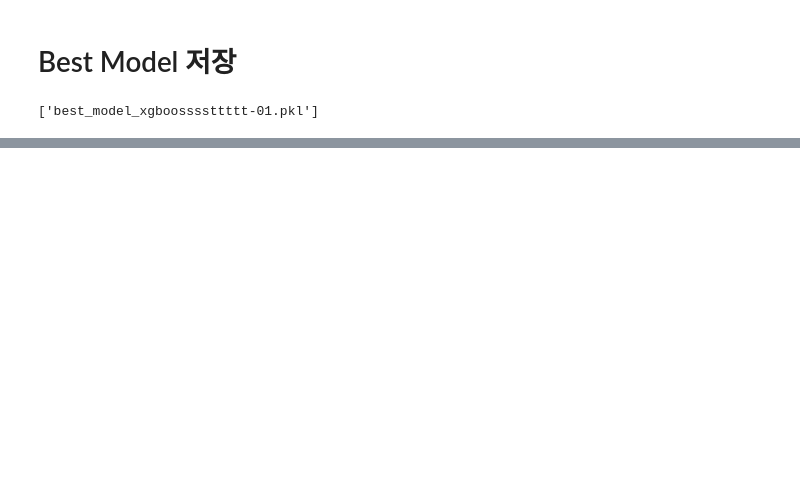
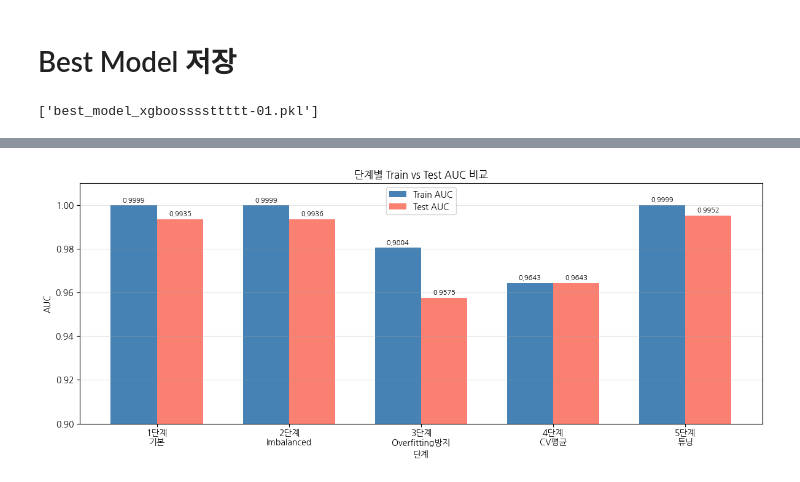
Before and after one commit to SKNETWORKS-FAMILY-AICAMP/SKN27-2nd-4TEAM, a Jupyter notebook: src/modeling/model_pcj.ipynb, the cells around one changed output, grey strips where cells are left out. Cells and saved outputs as stored; diff of their text form; code cells hidden in the pictures; blank space fills up the shorter version.

```diff
--- a/src/modeling/model_pcj.ipynb
+++ b/src/modeling/model_pcj.ipynb
@@ -303,3 +313,13 @@ Fitting 5 folds for each of 243 candidates, totalling 1215 fits
   score 차이 : 0.0258 → ✅ 양호
   Train AUC  : 0.9999
   Test  AUC  : 0.9952
+# %%
+# ── 4단계: Cross Validation ──────────────────
+set_seed(42)
+cv = StratifiedKFold(n_splits=5, shuffle=True, random_state=42)
+cv_scores = cross_val_score(best_model, X_tr, y_tr, cv=cv, scoring='roc_auc')
+
+print('[4단계: Cross Validation]')
+print(f'  CV AUC scores : {cv_scores}')
+print(f'  평균 AUC      : {cv_scores.mean():.4f} ± {cv_scores.std():.4f}')
+print()
@@ -558,0 +941,40 @@ Satisf: ['Satisfaction_Per_Order']
+# %%
+# ── 3. Train vs Test AUC 단계별 비교 ───────────────
+stages = ['1단계\n기본', '2단계\nImbalanced', '3단계\nOverfitting방지', '4단계\nCV평균', '5단계\n튜닝']
+train_aucs_stages = [
+    roc_auc_score(y_tr, xgb_base.predict_proba(X_tr)[:, 1]),
+    roc_auc_score(y_tr, xgb_balanced.predict_proba(X_tr)[:, 1]),
+    roc_auc_score(y_tr, xgb_reg.predict_proba(X_tr)[:, 1]),
+    cv_scores.mean(),
+    roc_auc_score(y_tr, best_model.predict_proba(X_tr)[:, 1]),
+]
+test_aucs_stages = [auc_base, auc_balanced, auc_reg, cv_scores.mean(), auc_tuned]
+
+x = np.arange(len(stages))
+width = 0.35
+
+fig, ax = plt.subplots(figsize=(12, 5))
+bars1 = ax.bar(x - width/2, train_aucs_stages, width, label='Train AUC', color='steelblue')
+bars2 = ax.bar(x + width/2, test_aucs_stages,  width, label='Test AUC',  color='salmon')
+
+ax.set_xlabel('단계')
+ax.set_ylabel('AUC')
+ax.set_title('단계별 Train vs Test AUC 비교')
+ax.set_xticks(x)
+ax.set_xticklabels(stages)
+ax.legend()
+ax.set_ylim(0.9, 1.01)
+ax.grid(axis='y', alpha=0.3)
+
+# 값 표시
+for bar in bars1:
+    ax.text(bar.get_x() + bar.get_width()/2, bar.get_height() + 0.001,
+            f'{bar.get_height():.4f}', ha='center', va='bottom', fontsize=8)
+for bar in bars2:
+    ax.text(bar.get_x() + bar.get_width()/2, bar.get_height() + 0.001,
+            f'{bar.get_height():.4f}', ha='center', va='bottom', fontsize=8)
+
+plt.tight_layout()
+plt.show()
+# %% [output]
+[figure, added]
```
Also changed, not shown: parts of 34 cells of this notebook, 3 other files.
